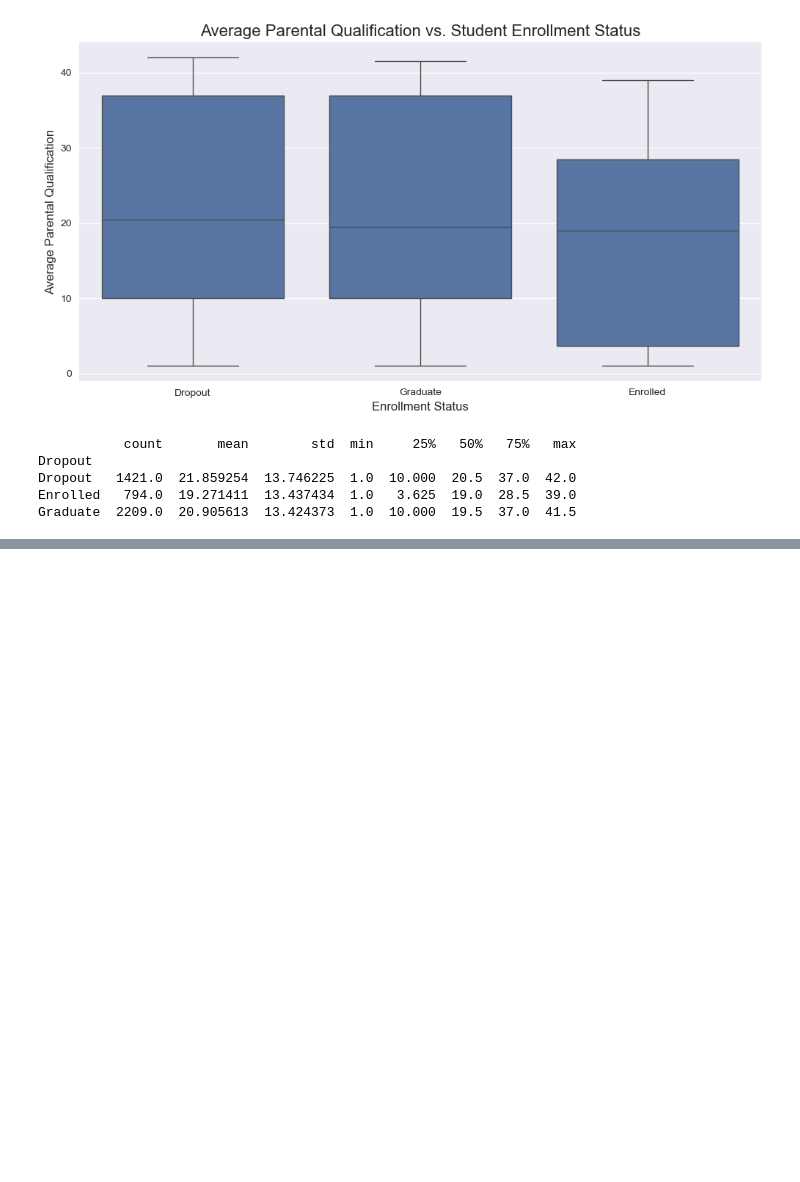
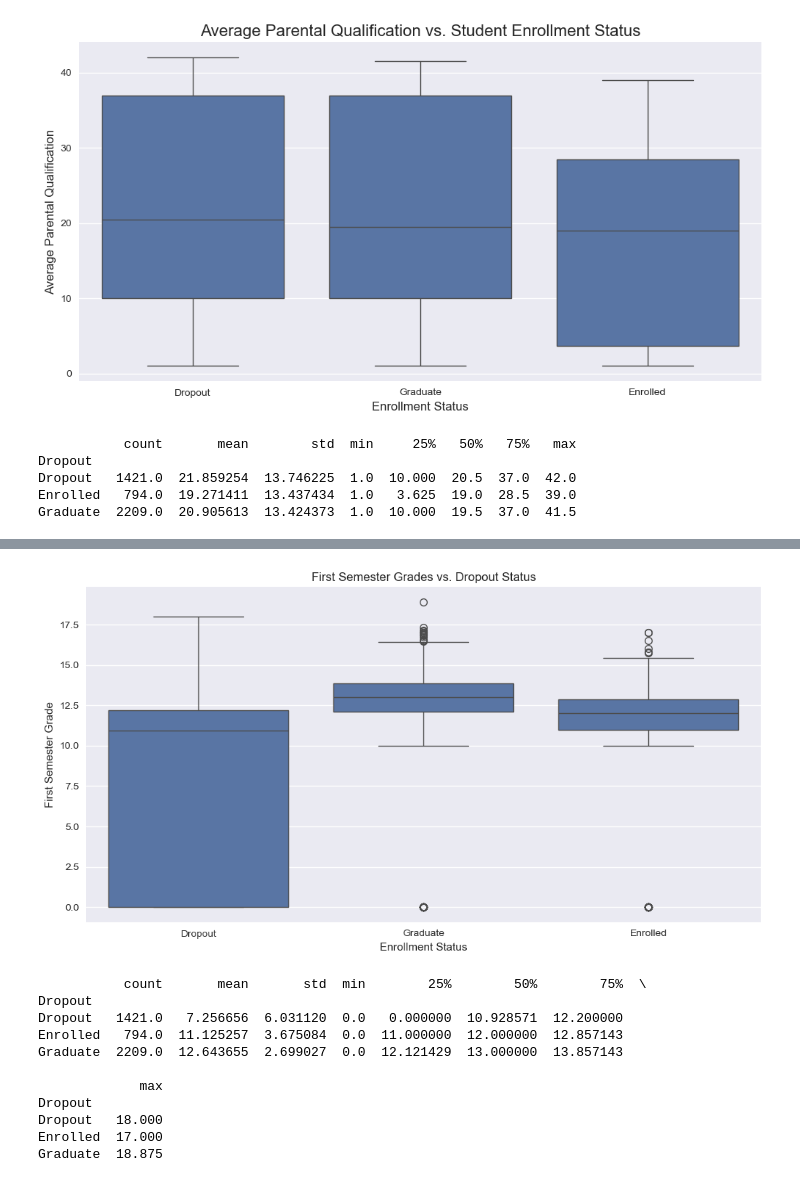
Before and after one commit to jadennathaniel/ml-lab1, a Jupyter notebook: lab1.ipynb, the cells around one changed output, grey strips where cells are left out. Cells and saved outputs as stored; diff of their text form; code cells hidden in the pictures; blank space fills up the shorter version.

```diff
--- a/lab1.ipynb
+++ b/lab1.ipynb
@@ -290,0 +344,24 @@ Graduate  2209.0  20.905613  13.424373  1.0  10.000  19.5  37.0  41.5
+# %%
+# 3. How do first semester grades correlate with dropout rates?
+plt.figure(figsize=(12, 6))
+sns.boxplot(x='Dropout', y='Curricular units 1st sem (grade)', data=df)
+plt.title('First Semester Grades vs. Dropout Status')
+plt.xlabel('Enrollment Status')
+plt.ylabel('First Semester Grade')
+plt.show()
+
+grade_stats = df.groupby('Dropout')['Curricular units 1st sem (grade)'].describe()
+print(grade_stats)
+# %% [output]
+[figure, added]
+           count       mean       std  min        25%        50%        75%  \
+Dropout
+Dropout   1421.0   7.256656  6.031120  0.0   0.000000  10.928571  12.200000
+Enrolled   794.0  11.125257  3.675084  0.0  11.000000  12.000000  12.857143
+Graduate  2209.0  12.643655  2.699027  0.0  12.121429  13.000000  13.857143
+
+             max
+Dropout
+Dropout   18.000
+Enrolled  17.000
+Graduate  18.875
```
Also changed, not shown: parts of 3 cells of this notebook.
